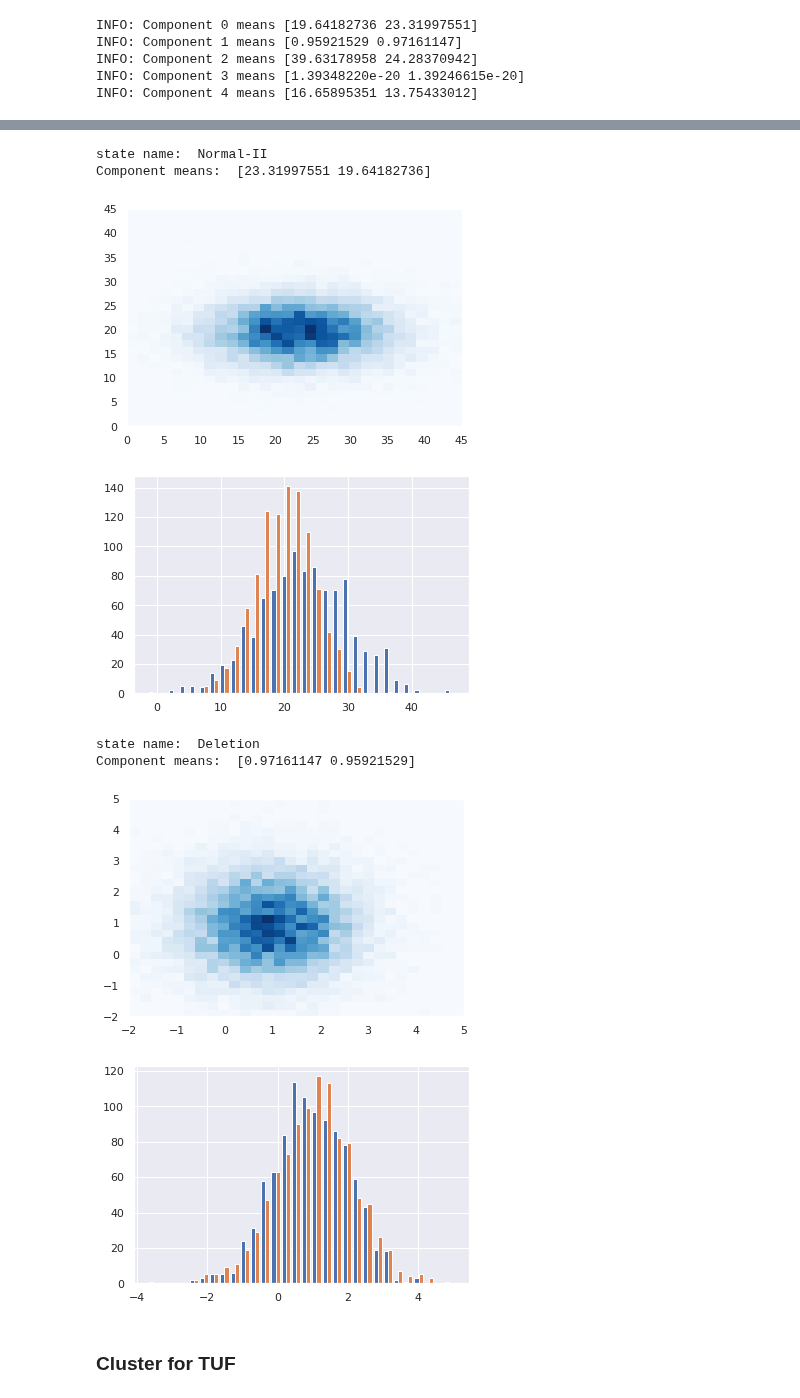
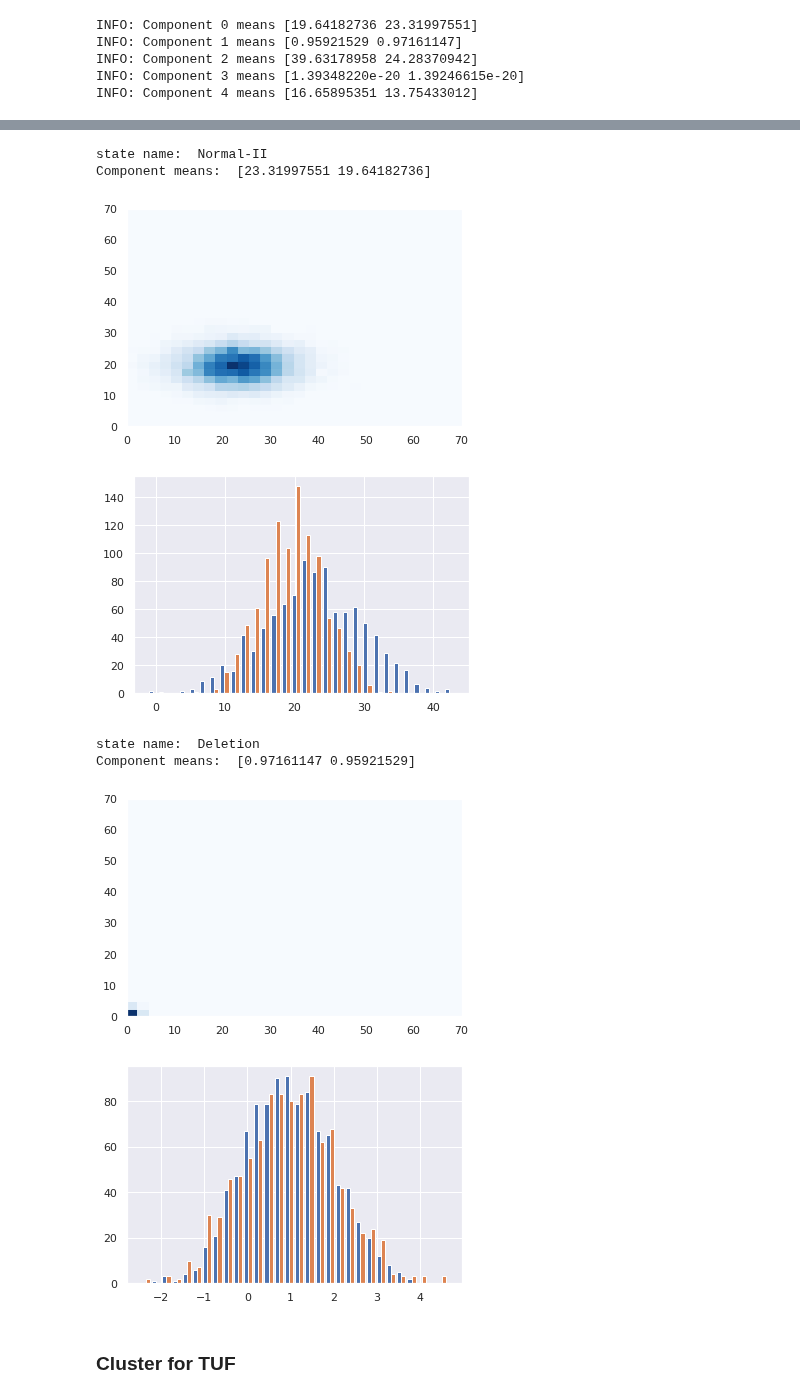
Before and after one commit to pockerman/hidden_markov_modeling, a Jupyter notebook: stories/story_15.ipynb, the cells around one changed output, grey strips where cells are left out. Saved outputs shown, nothing was run; the diff lists cells and outputs as text; code cells hidden in the pictures.

Commit message:
Update graphs

```diff
--- a/stories/story_15.ipynb
+++ b/stories/story_15.ipynb
@@ -248,16 +248,16 @@ for state in states_map:
 
     if state == "Duplication":
         min_ = 0.0
-        max_ = 65.0
+        max_ = 70.0
     elif state == "Normal-I":
         min_ = 0.0
-        max_ = 35.0
+        max_ = 70.0
     elif state == "Normal-II":
         min_ = 0.0
-        max_ = 45.0
+        max_ = 70.0
     elif state == 'Deletion':
-        min_ = -2.0
-        max_ = 5.0
+        min_ = 0.0
+        max_ = 70.0
 
     n_bins = 30
     samples = state_dist.sample(n=10000)
@@ -291,11 +291,11 @@ Component means:  [13.75433012 16.65895351]
 state name:  Normal-II
 Component means:  [23.31997551 19.64182736]
-[figure, old version]
+[figure, new version]
-[figure, old version]
+[figure, new version]
 state name:  Deletion
 Component means:  [0.97161147 0.95921529]
-[figure, old version]
+[figure, new version]
-[figure, old version]
+[figure, new version]
 # %% [markdown]
 ### Cluster for TUF
 # %% [markdown]
```
Also changed, not shown: parts of 3 cells of this notebook.
